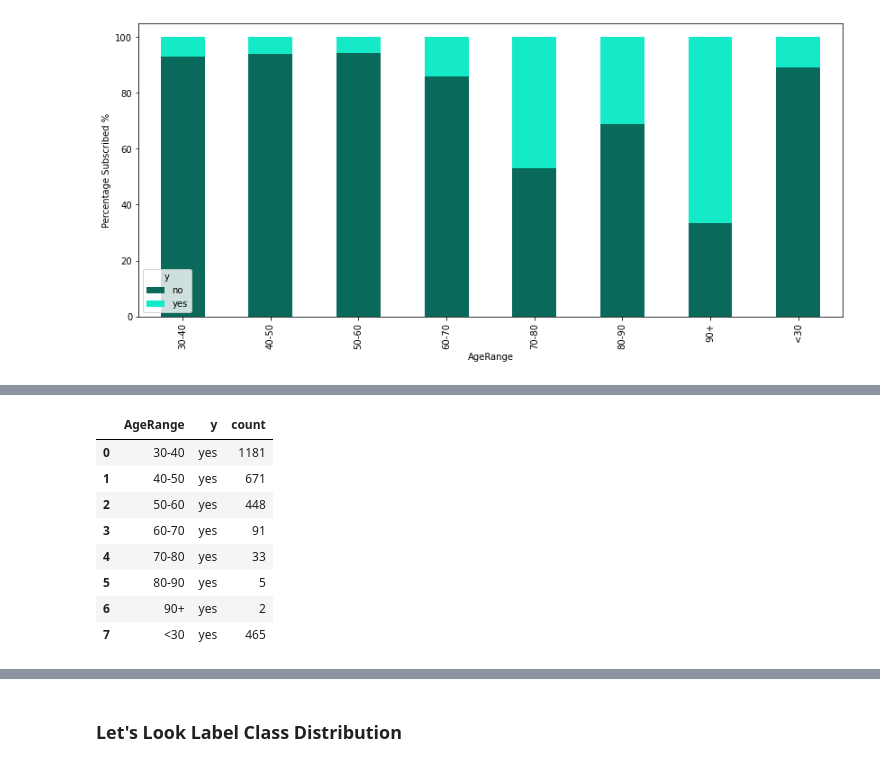
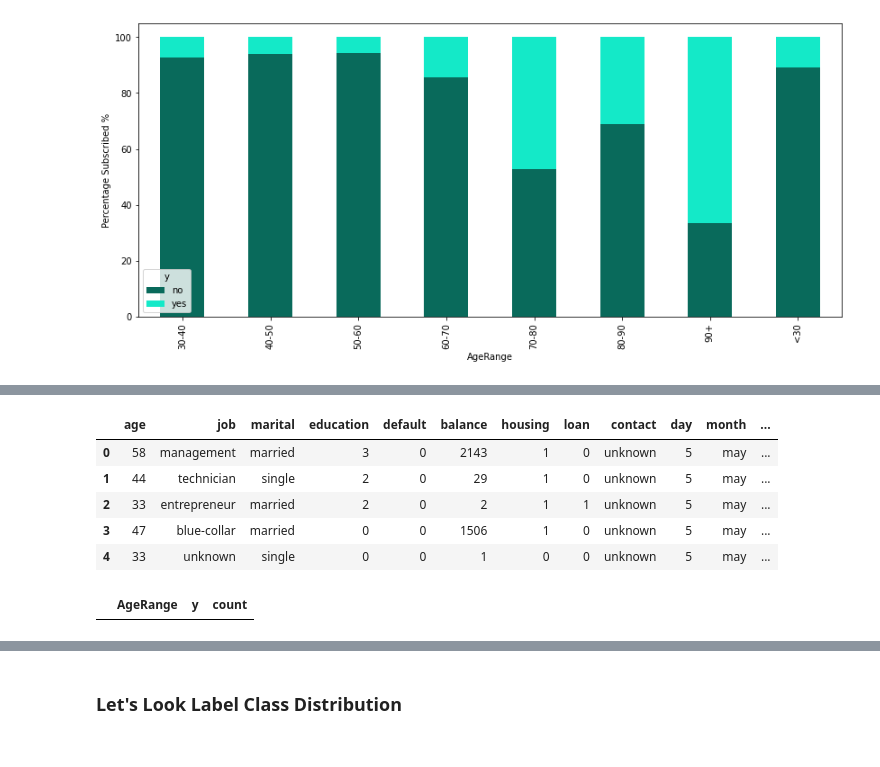
Before and after one commit to kre8tions/Apziva, a Jupyter notebook: cbxr8ZpqR79rOXna/cbxr8ZpqR79rOXna.ipynb, the cells around one changed output, grey strips where cells are left out. Drawn from its saved outputs; the diff is of its cells as text; code cells hidden in the pictures.

```diff
--- a/cbxr8ZpqR79rOXna/cbxr8ZpqR79rOXna.ipynb
+++ b/cbxr8ZpqR79rOXna/cbxr8ZpqR79rOXna.ipynb
@@ -205,0 +304,16 @@ df
+# %%
+# Let's create a column that combines balances
+bins = [0, 10000, 20000, 30000, 40000, 50000, 60000, 70000, 80000, 90000, 100000]
+balance_range = ['<10k', '10-20k', '20-30k', '30-40k', '40-50k', '50-60k', '60-70k', '70-80k', '80-90k', '90-100k', '100+']
+
+d = dict(enumerate(balance_range, 1))
+
+df_num['balance_range'] = np.vectorize(d.get)(np.digitize(df_num['balance'], bins))
+# %%
+# Let's create a column that combines call durations
+bins = [0, 500, 1000, 1500, 2000, 2500, 3000, 3500, 4000, 4500, 5000]
+duration_range = ['<.5k', '.5-1k', '1-1.5k', '1.5-2k', '2-2.5k', '2.5-3k', '3-3.5k', '3.5-4k', '4-4.5k', '4.5-5k', '5k+']
+
+d = dict(enumerate(duration_range, 1))
+
+df_num['duration_range'] = np.vectorize(d.get)(np.digitize(df_num['duration'], bins))
@@ -215,13 +466,14 @@ Text(0, 0.5, 'Percentage Subscribed %')
+# %%
+df_num.head()
+# %% [output]
+|  | age | job | marital | education | default | balance | housing | loan | contact | day | month | ... |
+| 0 | 58 | management | married | 3 | 0 | 2143 | 1 | 0 | unknown | 5 | may | ... |
+| 1 | 44 | technician | single | 2 | 0 | 29 | 1 | 0 | unknown | 5 | may | ... |
+| 2 | 33 | entrepreneur | married | 2 | 0 | 2 | 1 | 1 | unknown | 5 | may | ... |
+| 3 | 47 | blue-collar | married | 0 | 0 | 1506 | 1 | 0 | unknown | 5 | may | ... |
+| 4 | 33 | unknown | single | 0 | 0 | 1 | 0 | 0 | unknown | 5 | may | ... |
 # %%
 # Counting the Total Number of Applicants per age group
-df[df['y']== 'yes'].groupby(['AgeRange','y']).size().reset_index(name='count')
+df_num[df_num['y'] == '1'].groupby(['AgeRange','y']).size().reset_index(name='count')
 # %% [output]
 |  | AgeRange | y | count |
-| 0 | 30-40 | yes | 1181 |
-| 1 | 40-50 | yes | 671 |
-| 2 | 50-60 | yes | 448 |
-| 3 | 60-70 | yes | 91 |
-| 4 | 70-80 | yes | 33 |
-| 5 | 80-90 | yes | 5 |
-| 6 | 90+ | yes | 2 |
-| 7 | <30 | yes | 465 |
```
Also changed, not shown: parts of 28 cells of this notebook.
